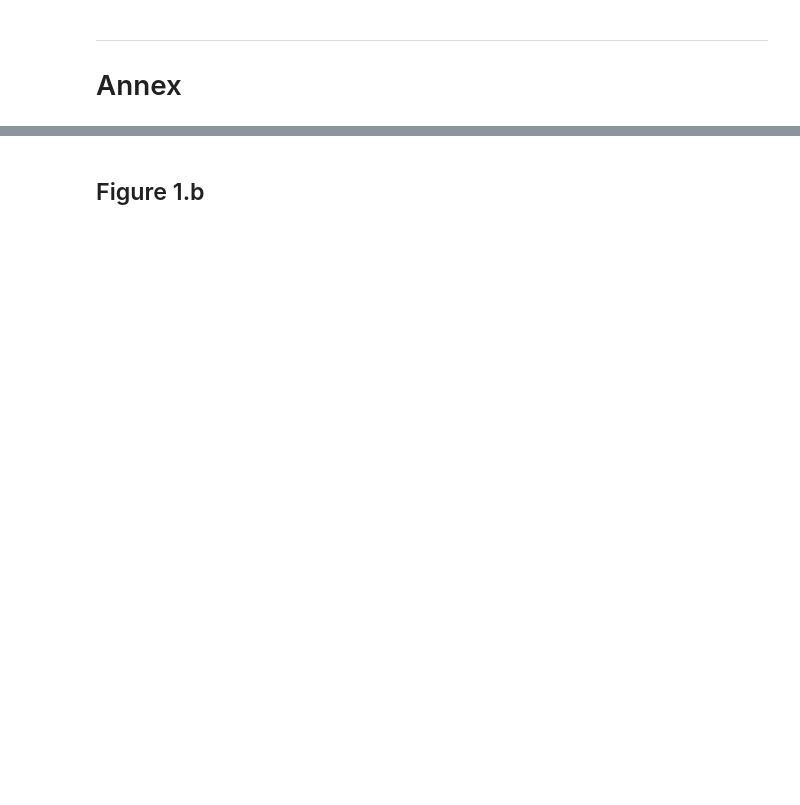
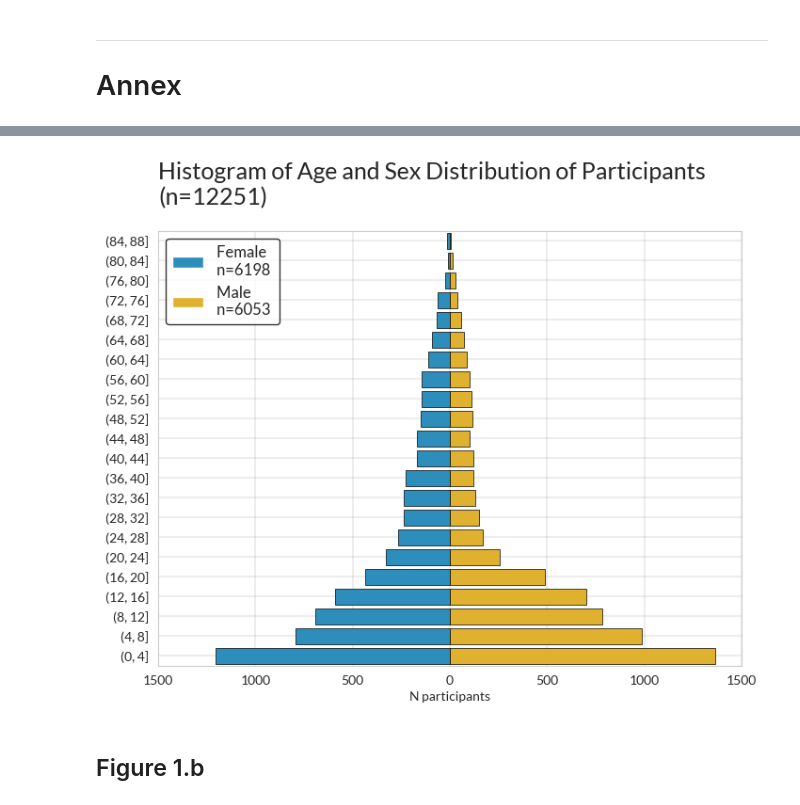
Before and after one commit to RARAS-BR/retrospective_manuscript, a Jupyter notebook: descriptive_analysis.ipynb, the cells around one changed output, grey strips where cells are left out. Saved outputs shown, nothing was run; the diff lists cells and outputs as text; code cells hidden in the pictures; blank space fills up the shorter version.

Commit message:
:hammer: refactor: fixed data frames not displaying and add plot figures

```diff
--- a/descriptive_analysis.ipynb
+++ b/descriptive_analysis.ipynb
@@ -3,16 +3,27 @@
 # %% [markdown]
 ## Config and load data
 # %%
+# Pandas configuration
 import pandas as pd
-from scripts.functions import custom_value_counts, create_descriptive_table, create_disease_count
+pd.options.display.float_format = '{:.2f}'.format
+
+# Plot configuration
+from matplotlib import font_manager
+import matplotlib.pyplot as plt
+import seaborn as sns
+FONT_PATH = 'assets/font/Lato-Regular.ttf'
+font_manager.fontManager.addfont(FONT_PATH)
+prop = font_manager.FontProperties(fname=FONT_PATH)
+plt.rcParams['font.family'] = 'sans-serif'
+plt.rcParams['font.sans-serif'] = prop.get_name()
 
 # Terminal colors
 R = '\033[0m'
 C = '\033[1;36m'
 Y = '\033[1m\033[38;5;220m'
 
-# Pandas options
-pd.options.display.float_format = '{:.2f}'.format
+# Custom functions
+from scripts.functions import custom_value_counts, create_descriptive_table, create_disease_count
 
 # Apply the decorator to the original value_counts method
 pd.Series.value_counts = custom_value_counts(pd.Series.value_counts)
@@ -309,2 +321,65 @@ Histogram of Age and Sex Distribution of Participants (n=12,502) and (b) diagnos
+# %%
+# Feature: age range
+id_df['age_range'] = pd.cut(
+    id_df['age'],
+    bins=list(range(0, 92, 4))
+)
+
+# Generate plot data
+plot_data = (
+    pd.concat([
+        id_df
+        [id_df['sex'] == i]
+        [['age_range', 'age']]
+        .groupby('age_range')
+        .agg('count')
+        .rename(columns={'age': f'{i}'})
+    for i in ['Female', 'Male']
+    ], axis=1)
+    # Multiply Female by -1 to invert the axis
+    .assign(Female=lambda x: x['Female'] * -1)
+    .melt(ignore_index=False)
+    .reset_index()
+)
+del id_df['age_range']
+# Create pyramid plot
+plt.figure(figsize=(8, 6))
+
+fig = sns.barplot(
+    data=plot_data, x='value', y='age_range',
+    hue='variable', orient='horizontal',
+    palette=['#1696d2', '#fdbf11'],
+    dodge=False
+)
+fig.invert_yaxis()
+fig.set_xlabel('N participants')
+fig.set_ylabel(None)
+# Modify legend to add number of observations
+handles, labels = fig.get_legend_handles_labels()
+fig.legend(
+    handles=handles,
+    labels=[f"{l} \nn={id_df[id_df['sex'] == l].shape[0]} " for l in labels],
+    title=None,
+    loc='upper left',
+    fontsize=12,
+    edgecolor='black',
+    framealpha=.8,
+)
+# Add edge bar color
+for _, bar in enumerate(fig.patches):
+    bar.set_edgecolor('black')
+    bar.set_linewidth(.5)
+
+fig.set_xticks(fig.get_xticks())
+fig.set_xticklabels([f'{abs(x):.0f}' for x in fig.get_xticks()])
+n_size = id_df['sex'].isin(['Male', 'Female']).sum()
+plt.title(f'Histogram of Age and Sex Distribution of Participants\n(n={n_size})', fontsize=18, pad=20, loc='left')
+plt.grid(True, color='gray', linewidth=.2)
+# Save image
+plt.savefig('assets/plots/figure_1a.png', dpi=300, bbox_inches='tight')
+
+plt.show()
+# %% [output]
+[figure, added]
 # %% [markdown]
 ## Figure 1.b
```
Also changed, not shown: parts of 11 cells of this notebook.
